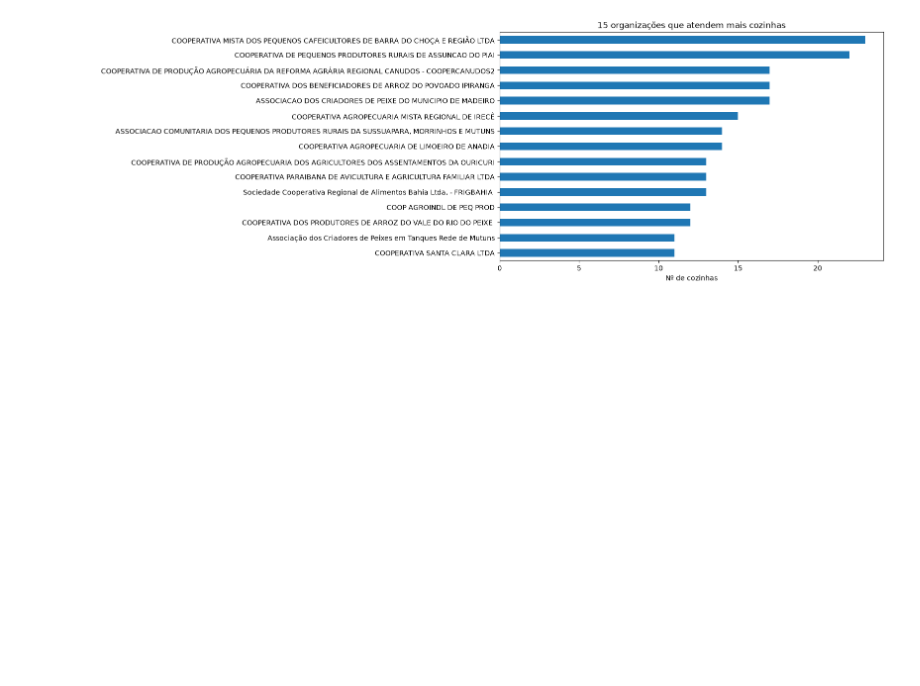
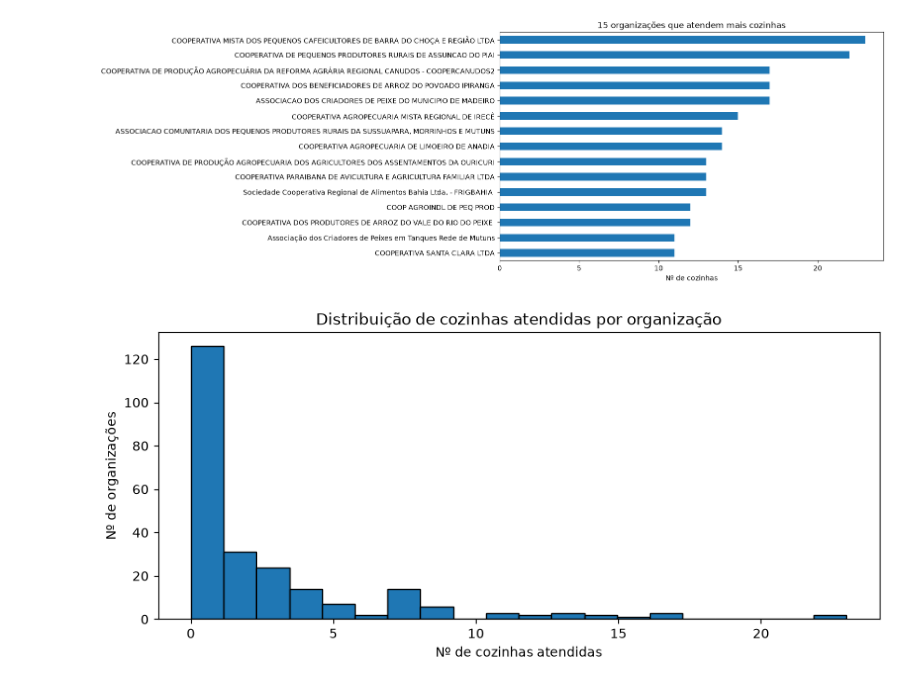
Before and after one commit to IzaFerrari/cozinhas_analysis, a Jupyter notebook: analise.ipynb, the cells around one changed output. Saved outputs shown, nothing was run; the diff lists cells and outputs as text; code cells hidden in the pictures; blank space fills up the shorter version.

```diff
--- a/analise.ipynb
+++ b/analise.ipynb
@@ -184,6 +250,14 @@ plt.ylabel("")
 plt.show()
 # %% [output]
 [figure]
+# %%
+por_organizacao["qtd_cozinhas"].plot(kind="hist", bins=20, edgecolor="black", figsize=(10, 4))
+plt.title("Distribuição de cozinhas atendidas por organização")
+plt.xlabel("Nº de cozinhas atendidas")
+plt.ylabel("Nº de organizações")
+plt.show()
+# %% [output]
+[figure, added]
 # %%
 %pip install openpyxl
 # %% [output]
```
Also changed, not shown: parts of 9 cells of this notebook, 1 other file.
